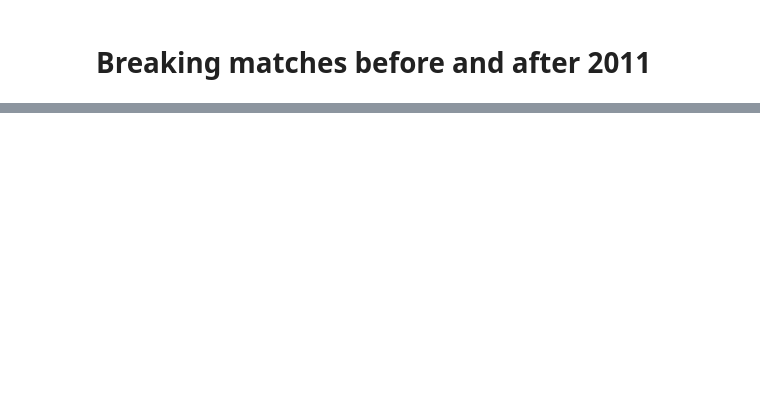
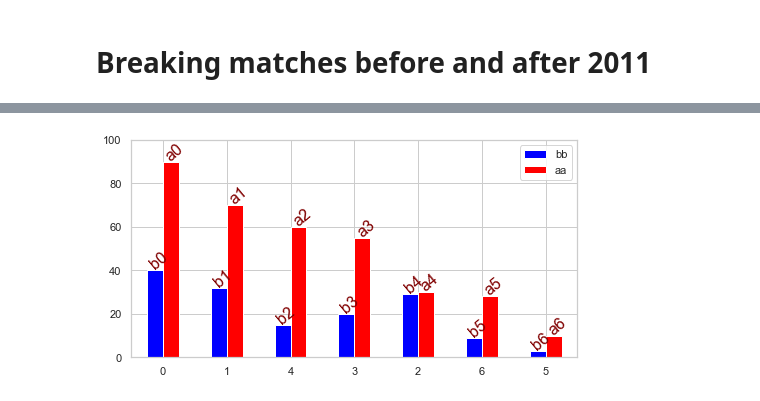
Before and after one commit to khanalg44/cricket_data, a Jupyter notebook: visualization.ipynb, the cells around one changed output, grey strips where cells are left out. Saved outputs shown, nothing was run; the diff lists cells and outputs as text; code cells hidden in the pictures; blank space fills up the shorter version.

```diff
--- a/visualization.ipynb
+++ b/visualization.ipynb
@@ -112,0 +120,15 @@ df.head(2)
+# %%
+aa = [90, 70, 30, 55, 60, 10, 28]
+bb = [40, 32, 29, 20, 15,  3,  9]
+
+dff=pd.DataFrame([aa, bb]).transpose()
+dff.columns = ["aa", "bb"]
+
+fig, ax = plt.subplots(1,1,figsize=(8,4))
+dff.sort_values(by='aa',ascending=False).plot.bar(y=['bb', 'aa'], rot=0, color=['blue', 'red'], ax=ax);
+ax.set_ylim([0,100])
+texts = ['b'+str(i) for i in range(7)] + ['a'+str(i) for i in range(7)]
+for ip, p in enumerate(ax.patches):
+    ax.text(p.get_x(), p.get_height()+0.5, texts[ip], rotation=40, color='maroon', fontsize= 16 )
+# %% [output]
+[figure, added]
```
Also changed, not shown: parts of 7 cells of this notebook.
